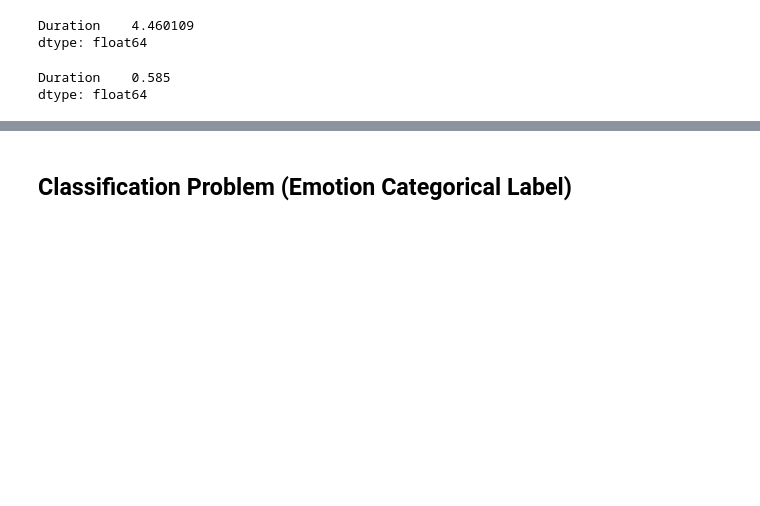
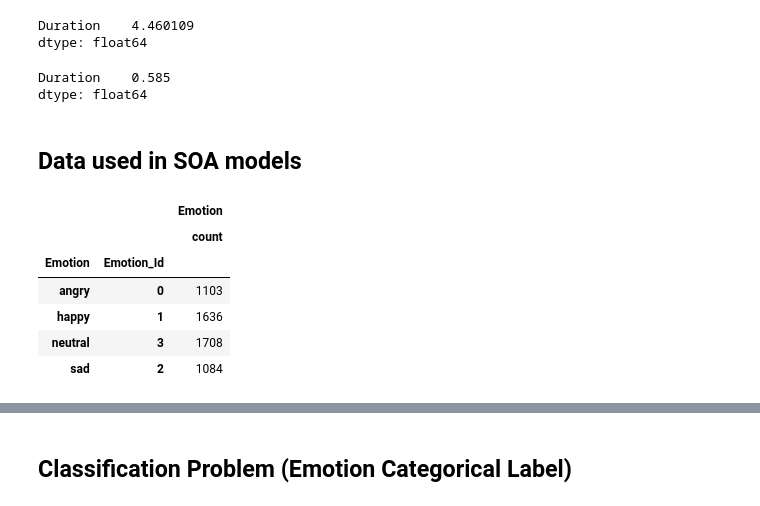
Before and after one commit to MarioCSilva/Speech_Emotion_Recognition_Thesis, a Jupyter notebook: iemocap/data/1_feature_extraction.ipynb, the cells around one changed output, grey strips where cells are left out. Drawn from its saved outputs; the diff is of its cells as text; code cells hidden in the pictures; blank space fills up the shorter version.

```diff
--- a/iemocap/data/1_feature_extraction.ipynb
+++ b/iemocap/data/1_feature_extraction.ipynb
@@ -210,3 +222,18 @@ df[["Duration"]].min()
 # %% [output]
 Duration    0.585
 dtype: float64
+# %% [markdown]
+## Data used in SOA models
+# %%
+df_soa = df[df['Emotion'].isin({'angry', 'neutral', 'sad', 'happy', 'excited'})]
+df_soa.loc[df_soa['Emotion'] == 'excited', 'Emotion'] = 'happy'
+df_soa.loc[df_soa['Emotion_Id'] == 5, 'Emotion_Id'] = 1
+df_soa.groupby(['Emotion', 'Emotion_Id']).agg({'Emotion': ['count']})
+# %% [output]
+|  |  | Emotion |
+|  |  | count |
+| Emotion | Emotion_Id |  |
+| angry | 0 | 1103 |
+| happy | 1 | 1636 |
+| neutral | 3 | 1708 |
+| sad | 2 | 1084 |
```
Also changed, not shown: parts of 28 cells of this notebook, 1 other file.
